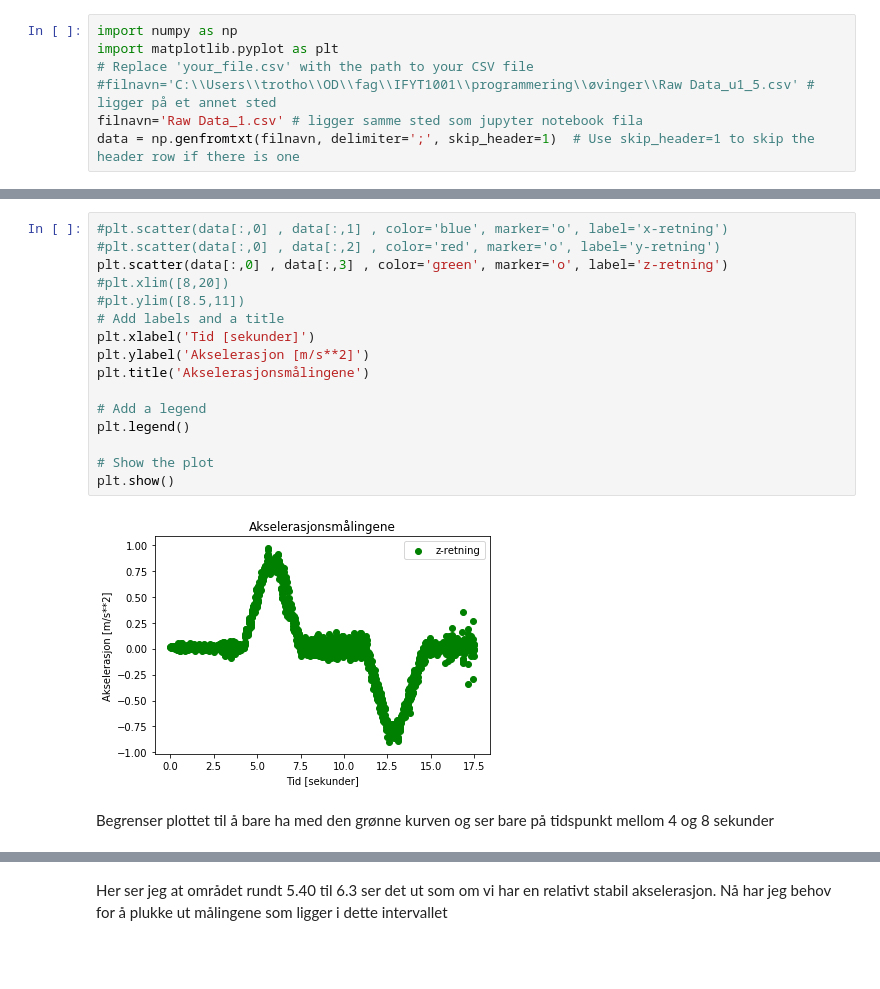
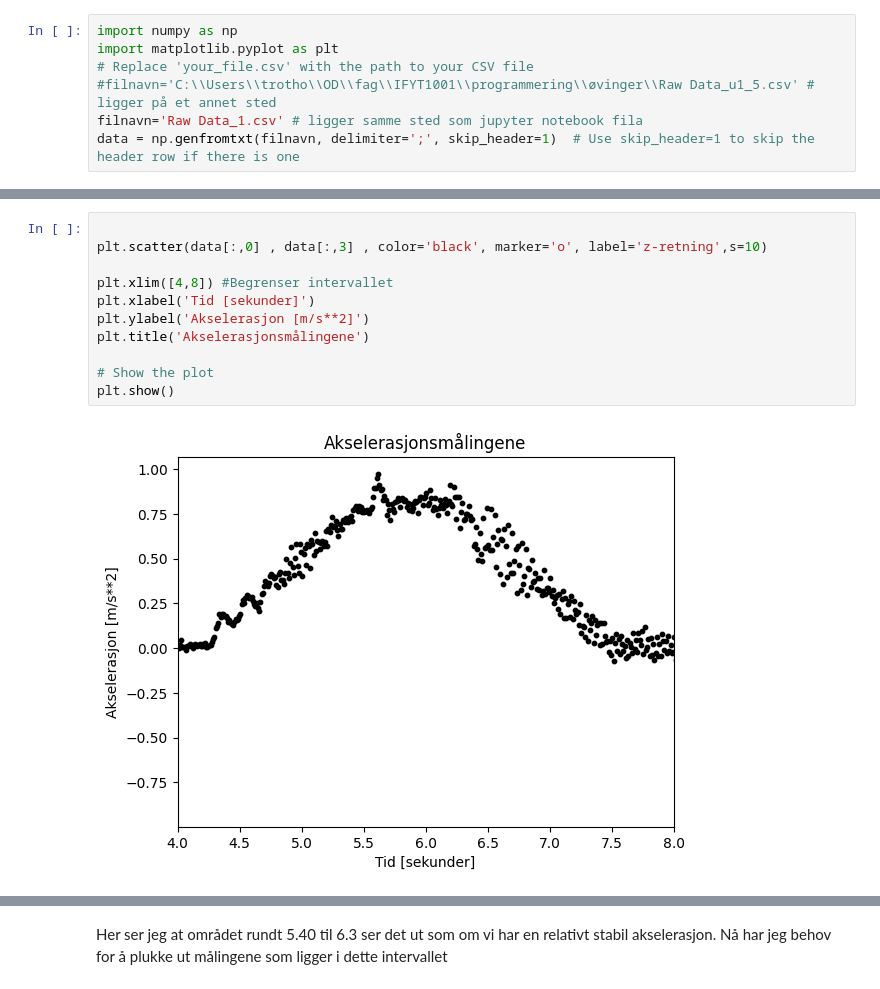
Before and after one commit to magnusendresen/IFYT1002_BIDATA, a Jupyter notebook: oving3/Minilab 2.ipynb, the cells around one changed output, grey strips where cells are left out. Cells and saved outputs as stored; diff of their text form; blank space fills up the shorter version.

```diff
--- a/oving3/Minilab 2.ipynb
+++ b/oving3/Minilab 2.ipynb
@@ -78,20 +98,13 @@ For å kunne se på dataene må vi se nærmere på noen helt spesifikke tidspunk
 # %%
-#plt.scatter(data[:,0] , data[:,1] , color='blue', marker='o', label='x-retning')
-#plt.scatter(data[:,0] , data[:,2] , color='red', marker='o', label='y-retning')
-plt.scatter(data[:,0] , data[:,3] , color='green', marker='o', label='z-retning')
-#plt.xlim([8,20])
-#plt.ylim([8.5,11])
-# Add labels and a title
+
+plt.scatter(data[:,0] , data[:,3] , color='black', marker='o', label='z-retning',s=10)
+
+plt.xlim([4,8]) #Begrenser intervallet
 plt.xlabel('Tid [sekunder]')
 plt.ylabel('Akselerasjon [m/s**2]')
 plt.title('Akselerasjonsmålingene')
 
-# Add a legend
-plt.legend()
-
 # Show the plot
 plt.show()
 # %% [output]
-[figure, old version]
+[figure, new version]
-# %% [markdown]
- Begrenser plottet til å bare ha med den grønne kurven og ser bare på tidspunkt mellom 4 og 8 sekunder
```
Also changed, not shown: parts of 13 cells of this notebook, 2 other files.
